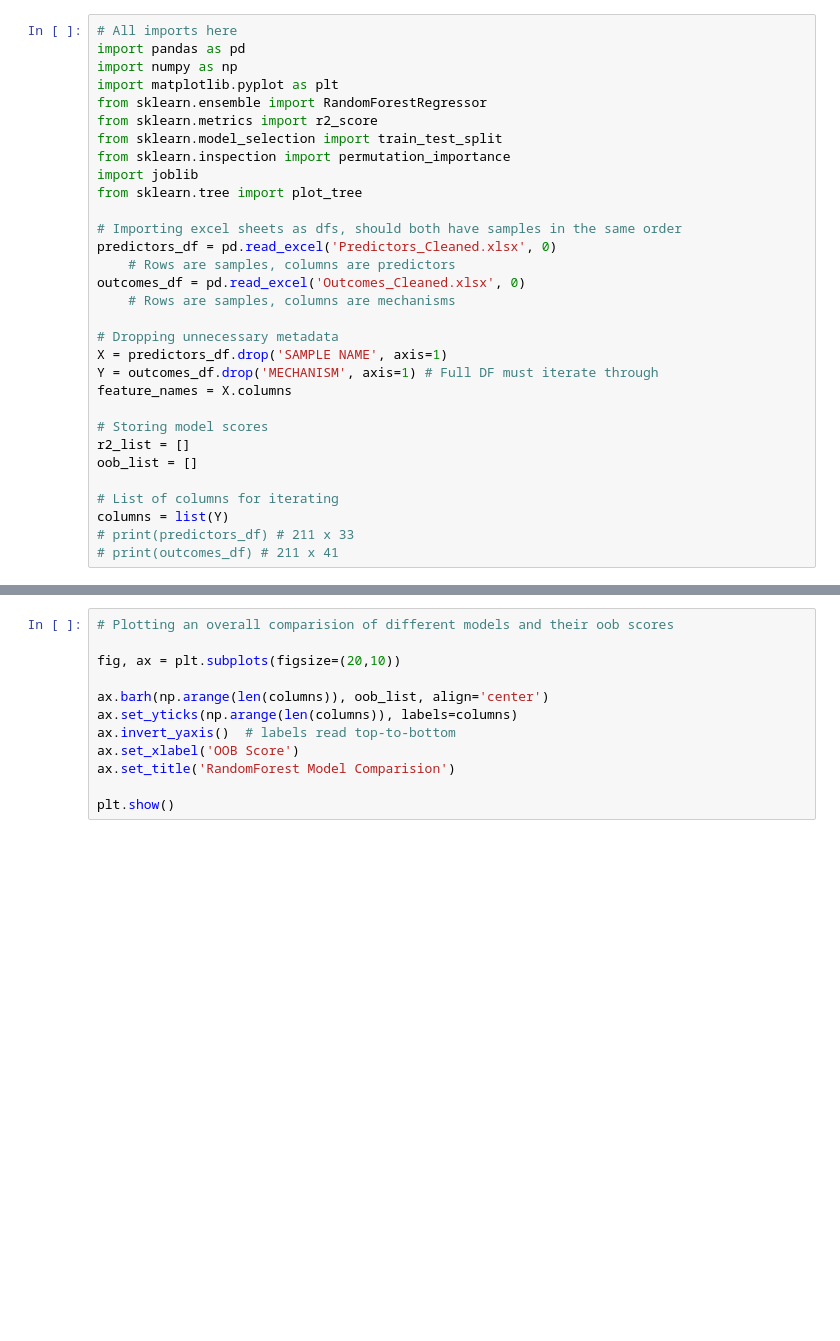
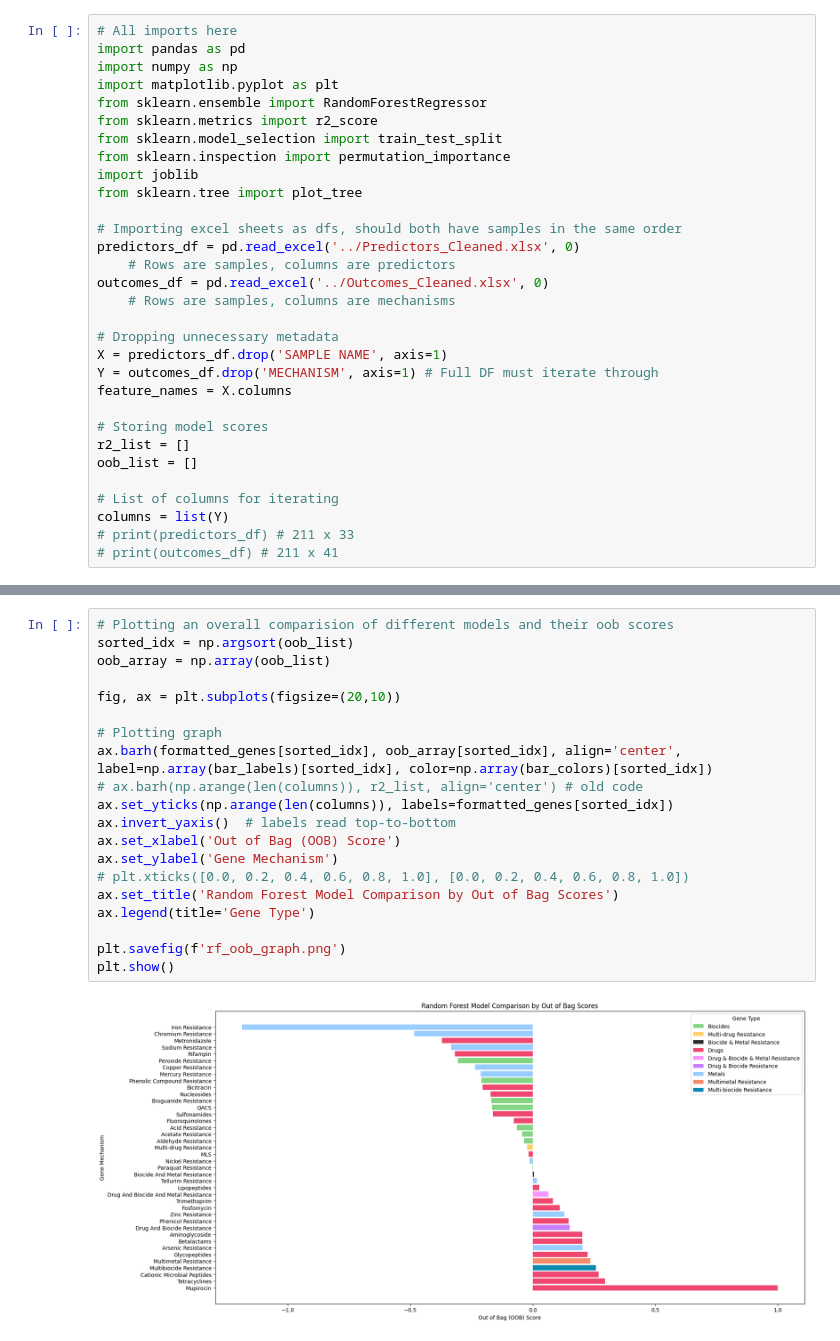
Before and after one commit to SlizovskiyLab/RebekahNotebook, a Jupyter notebook: RandomForest/rfNotebook.ipynb, the cells around one changed output, grey strips where cells are left out. Cells and saved outputs as stored; diff of their text form; blank space fills up the shorter version.

```diff
--- a/RandomForest/rfNotebook.ipynb
+++ b/RandomForest/rfNotebook.ipynb
@@ -11,9 +11,9 @@ import joblib
 from sklearn.tree import plot_tree
 
 # Importing excel sheets as dfs, should both have samples in the same order
-predictors_df = pd.read_excel('Predictors_Cleaned.xlsx', 0)
+predictors_df = pd.read_excel('../Predictors_Cleaned.xlsx', 0)
     # Rows are samples, columns are predictors
-outcomes_df = pd.read_excel('Outcomes_Cleaned.xlsx', 0)
+outcomes_df = pd.read_excel('../Outcomes_Cleaned.xlsx', 0)
     # Rows are samples, columns are mechanisms
 
 # Dropping unnecessary metadata
@@ -104,12 +186,22 @@ plt.show()
 # %%
 # Plotting an overall comparision of different models and their oob scores
+sorted_idx = np.argsort(oob_list)
+oob_array = np.array(oob_list)
 
 fig, ax = plt.subplots(figsize=(20,10))
 
-ax.barh(np.arange(len(columns)), oob_list, align='center')
-ax.set_yticks(np.arange(len(columns)), labels=columns)
+# Plotting graph
+ax.barh(formatted_genes[sorted_idx], oob_array[sorted_idx], align='center', label=np.array(bar_labels)[sorted_idx], color=np.array(bar_colors)[sorted_idx])
+# ax.barh(np.arange(len(columns)), r2_list, align='center') # old code
+ax.set_yticks(np.arange(len(columns)), labels=formatted_genes[sorted_idx])
 ax.invert_yaxis()  # labels read top-to-bottom
-ax.set_xlabel('OOB Score')
-ax.set_title('RandomForest Model Comparision')
+ax.set_xlabel('Out of Bag (OOB) Score')
+ax.set_ylabel('Gene Mechanism')
+# plt.xticks([0.0, 0.2, 0.4, 0.6, 0.8, 1.0], [0.0, 0.2, 0.4, 0.6, 0.8, 1.0])
+ax.set_title('Random Forest Model Comparison by Out of Bag Scores')
+ax.legend(title='Gene Type')
 
+plt.savefig(f'rf_oob_graph.png')
 plt.show()
+# %% [output]
+[figure, added]
```
Also changed, not shown: parts of 2 cells of this notebook, 5 other files.
